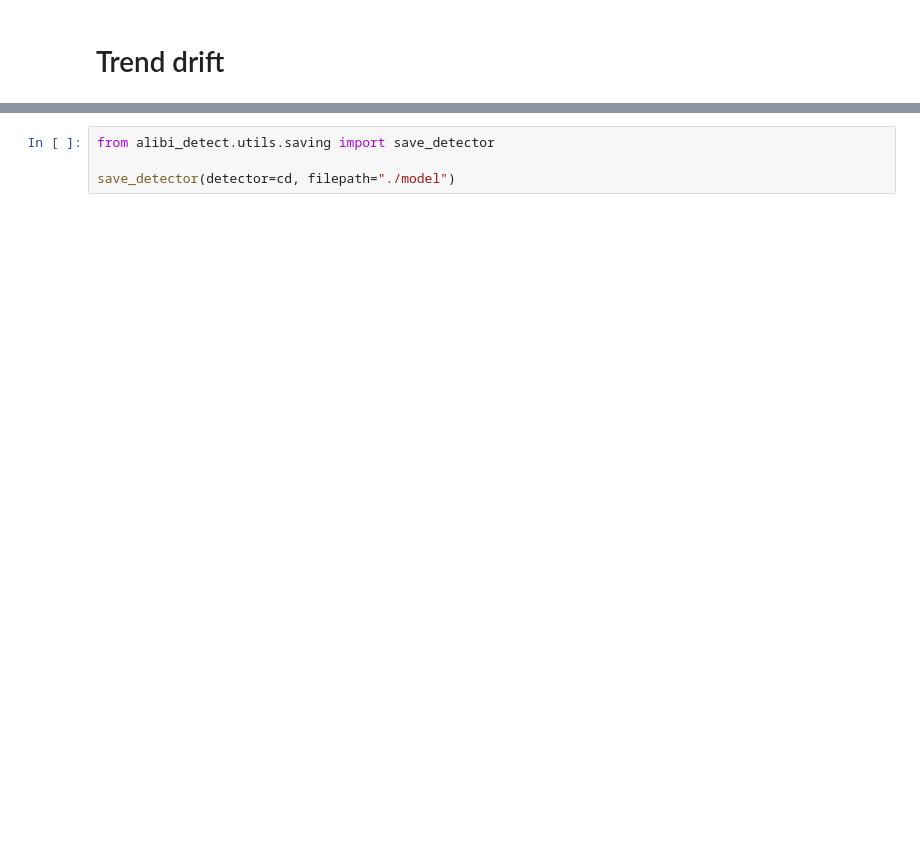
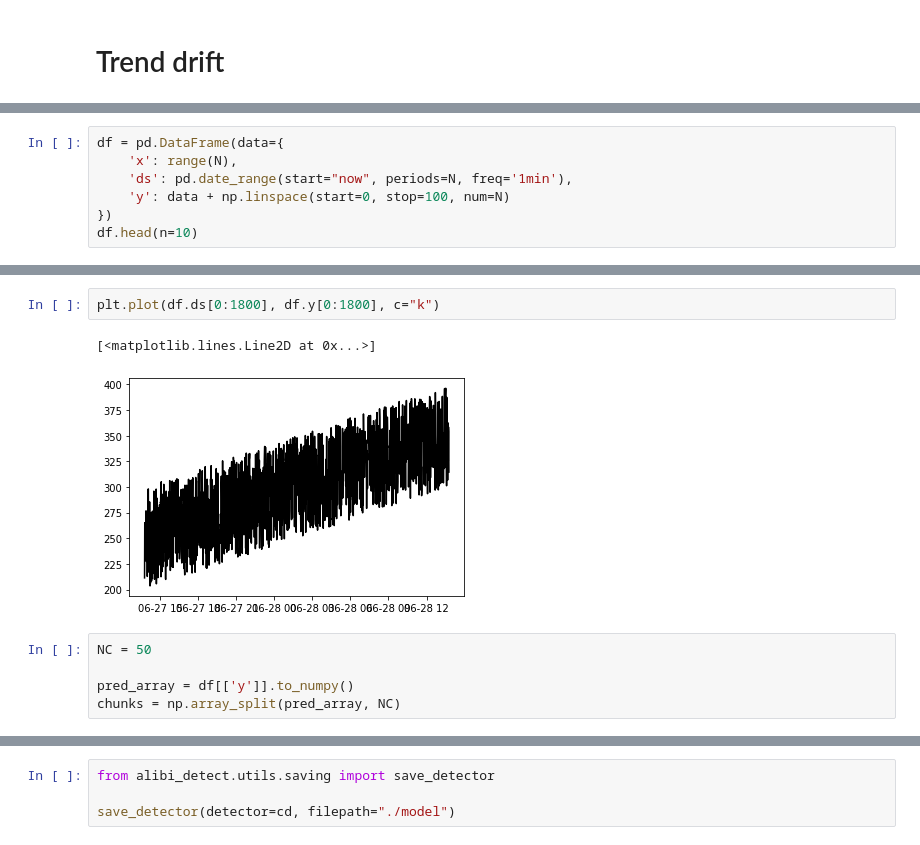
Before and after one commit to ruivieira/rhose-experiments, a Jupyter notebook: drift-detector/drift-model-training-offline.ipynb, the cells around one changed output, grey strips where cells are left out. Saved outputs shown, nothing was run; the diff lists cells and outputs as text; blank space fills up the shorter version.

```diff
--- a/drift-detector/drift-model-training-offline.ipynb
+++ b/drift-detector/drift-model-training-offline.ipynb
@@ -138,0 +195,7 @@ plt.show()
+# %%
+df = pd.DataFrame(data={
+    'x': range(N),
+    'ds': pd.date_range(start="now", periods=N, freq='1min'),
+    'y': data + np.linspace(start=0, stop=100, num=N)
+})
+df.head(n=10)
@@ -138,0 +214,10 @@ plt.show()
+# %%
+plt.plot(df.ds[0:1800], df.y[0:1800], c="k")
+# %% [output]
+[<matplotlib.lines.Line2D at 0x...>]
+[figure, added]
+# %%
+NC = 50
+
+pred_array = df[['y']].to_numpy()
+chunks = np.array_split(pred_array, NC)
```
Also changed, not shown: parts of 29 cells of this notebook, 1 other file.
